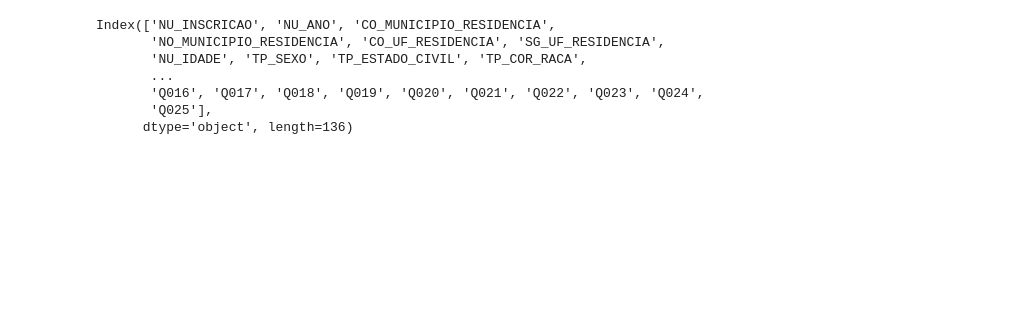
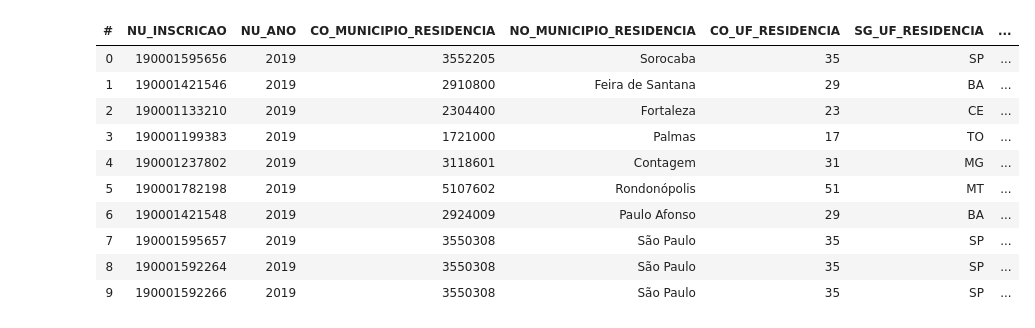
Before and after one commit to Bissiatti/Analise_dados_ENEM, a Jupyter notebook: exploreData.ipynb, the cells around one changed output. Saved outputs shown, nothing was run; the diff lists cells and outputs as text; code cells hidden in the pictures; blank space fills up the shorter version.

```diff
--- a/exploreData.ipynb
+++ b/exploreData.ipynb
@@ -24,10 +20,18 @@ TypeError: read_csv() got an unexpected keyword argument 'percentiles'
-# %%
-dfBig.columns
-# %% [output]
-Index(['NU_INSCRICAO', 'NU_ANO', 'CO_MUNICIPIO_RESIDENCIA',
-       'NO_MUNICIPIO_RESIDENCIA', 'CO_UF_RESIDENCIA', 'SG_UF_RESIDENCIA',
-       'NU_IDADE', 'TP_SEXO', 'TP_ESTADO_CIVIL', 'TP_COR_RACA',
-       ...
-       'Q016', 'Q017', 'Q018', 'Q019', 'Q020', 'Q021', 'Q022', 'Q023', 'Q024',
-       'Q025'],
-      dtype='object', length=136)
+# %%
+import vaex;
+
+dfveax = vaex.open("MICRODADOS_ENEM_2019.csv",sep=";",encoding = "ISO-8859-1" )
+
+dfveax.head()
+# %% [output]
+| # | NU_INSCRICAO | NU_ANO | CO_MUNICIPIO_RESIDENCIA | NO_MUNICIPIO_RESIDENCIA | CO_UF_RESIDENCIA | SG_UF_RESIDENCIA | ... |
+| 0 | 190001595656 | 2019 | 3552205 | Sorocaba | 35 | SP | ... |
+| 1 | 190001421546 | 2019 | 2910800 | Feira de Santana | 29 | BA | ... |
+| 2 | 190001133210 | 2019 | 2304400 | Fortaleza | 23 | CE | ... |
+| 3 | 190001199383 | 2019 | 1721000 | Palmas | 17 | TO | ... |
+| 4 | 190001237802 | 2019 | 3118601 | Contagem | 31 | MG | ... |
+| 5 | 190001782198 | 2019 | 5107602 | Rondonópolis | 51 | MT | ... |
+| 6 | 190001421548 | 2019 | 2924009 | Paulo Afonso | 29 | BA | ... |
+| 7 | 190001595657 | 2019 | 3550308 | São Paulo | 35 | SP | ... |
+| 8 | 190001592264 | 2019 | 3550308 | São Paulo | 35 | SP | ... |
+| 9 | 190001592266 | 2019 | 3550308 | São Paulo | 35 | SP | ... |
```
Also changed, not shown: parts of 9 cells of this notebook, 1 other file.
